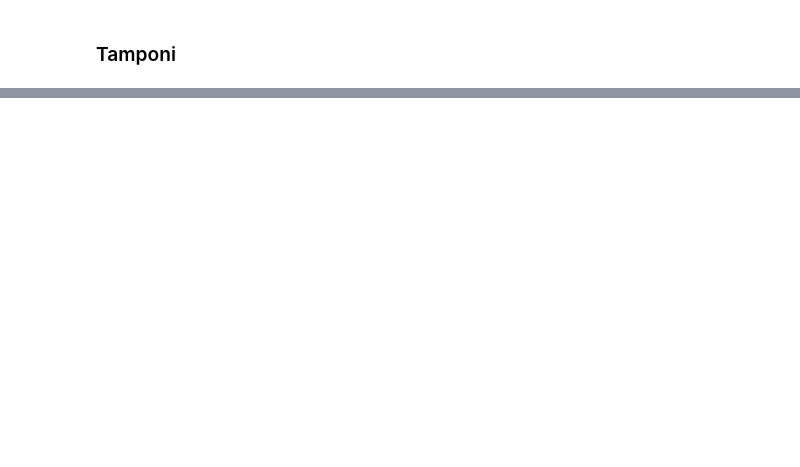
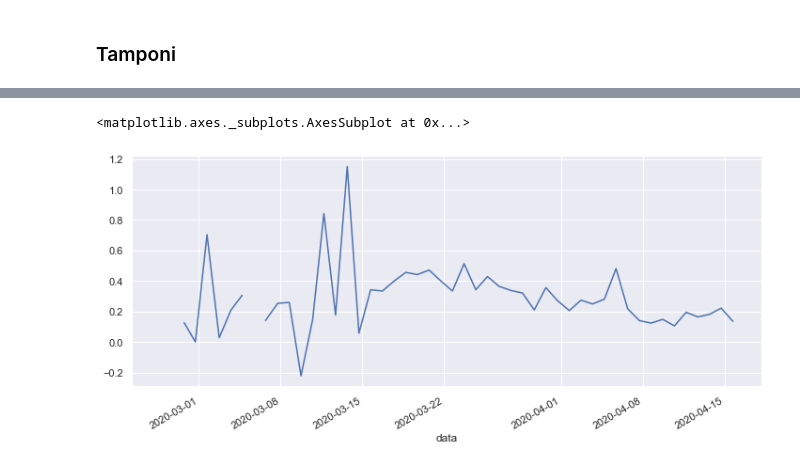
Before and after one commit to marcocaldera/covid-italy-track, a Jupyter notebook: Andamento.ipynb, the cells around one changed output, grey strips where cells are left out. Saved outputs shown, nothing was run; the diff lists cells and outputs as text; code cells hidden in the pictures; blank space fills up the shorter version.

```diff
--- a/Andamento.ipynb
+++ b/Andamento.ipynb
@@ -126,0 +145,6 @@ tamponi_df.loc['2020-03-30':'2020-04-11'].plot.bar(stacked=True, figsize=(16,3),
+# %%
+country_df['normed tamponi'] = country_df['nuovi_positivi'] / country_df['daily_tamponi']
+country_df['normed tamponi'].plot(figsize=(12,5))
+# %% [output]
+<matplotlib.axes._subplots.AxesSubplot at 0x...>
+[figure, added]
```
Also changed, not shown: parts of 17 cells of this notebook, 4 other files.
